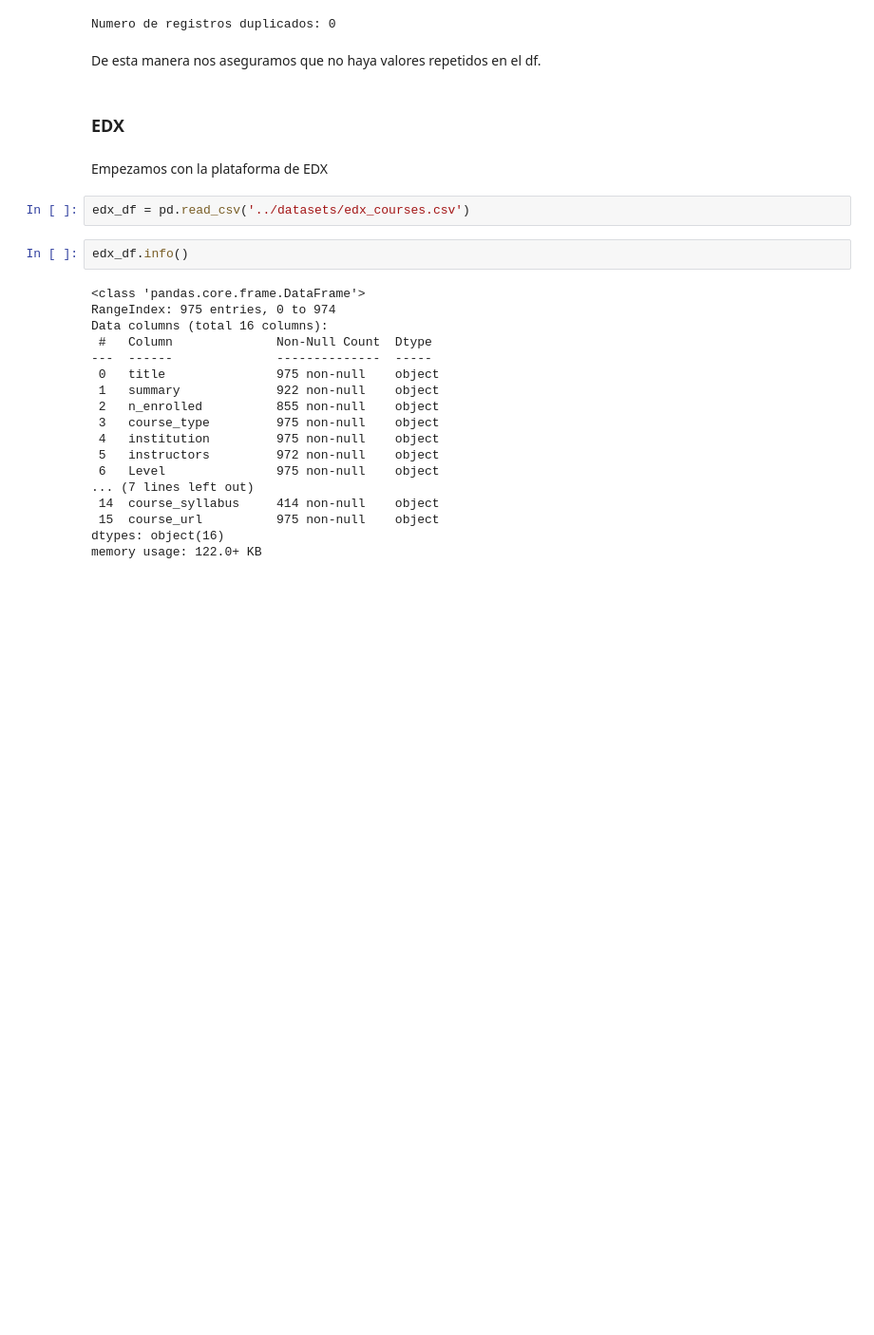
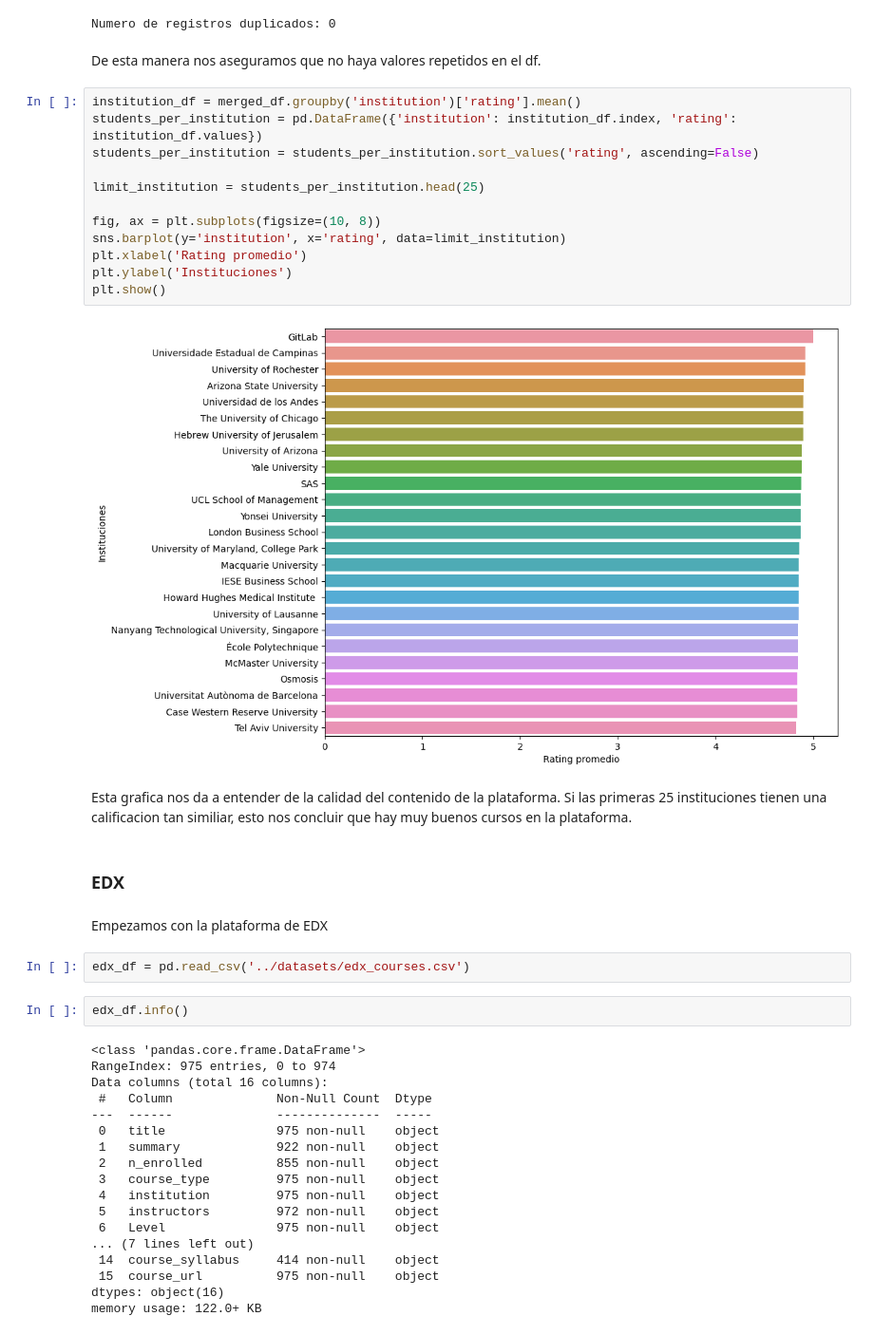
Before and after one commit to Magic-Mario/mooc_lab02, a Jupyter notebook: notebooks/tranforms_eda.ipynb, the cells around one changed output. Shown at 95% size. Drawn from its saved outputs; the diff is of its cells as text; blank space fills up the shorter version.

```diff
--- a/notebooks/tranforms_eda.ipynb
+++ b/notebooks/tranforms_eda.ipynb
@@ -137,6 +137,22 @@ print('Numero de registros duplicados:',merged_df.duplicated().sum())
 Numero de registros duplicados: 0
 # %% [markdown]
 De esta manera nos aseguramos que no haya valores repetidos en el df.
+# %%
+institution_df = merged_df.groupby('institution')['rating'].mean()
+students_per_institution = pd.DataFrame({'institution': institution_df.index, 'rating': institution_df.values})
+students_per_institution = students_per_institution.sort_values('rating', ascending=False)
+
+limit_institution = students_per_institution.head(25)
+
+fig, ax = plt.subplots(figsize=(10, 8))
+sns.barplot(y='institution', x='rating', data=limit_institution)
+plt.xlabel('Rating promedio')
+plt.ylabel('Instituciones')
+plt.show()
+# %% [output]
+[figure, added]
+# %% [markdown]
+Esta grafica nos da a entender de la calidad del contenido de la plataforma. Si las primeras 25 instituciones tienen una calificacion tan similiar, esto nos concluir que hay muy buenos cursos en la plataforma.
 # %% [markdown]
 ### EDX
 # %% [markdown]
```
Also changed, not shown: parts of 24 cells of this notebook, 2 other files.
